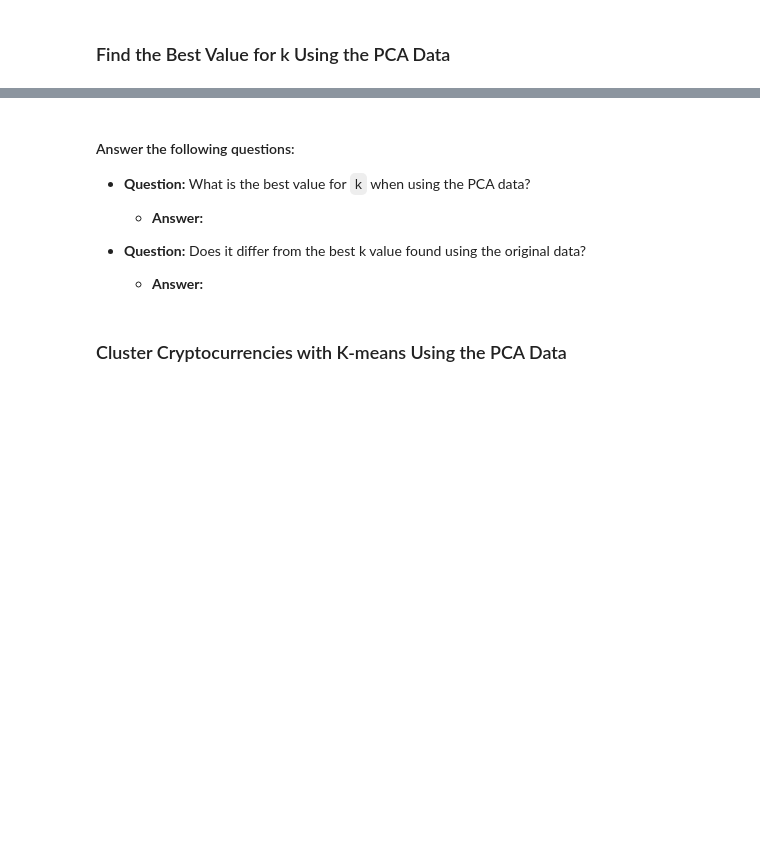
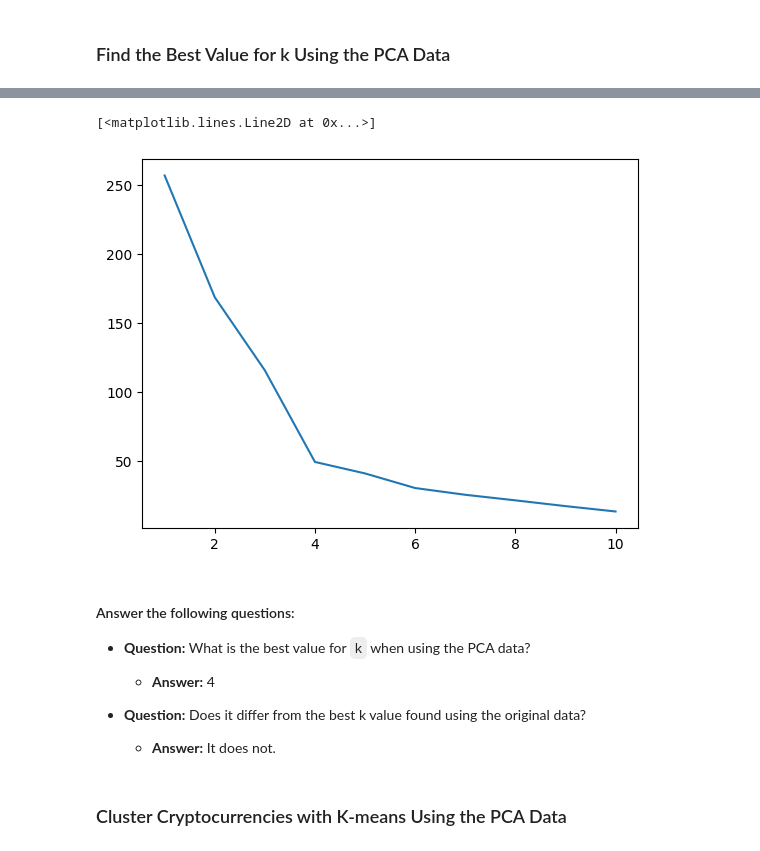
Before and after one commit to beptis/CryptoClustering, a Jupyter notebook: Crypto_Clustering_starter_code.ipynb, the cells around one changed output, grey strips where cells are left out. Saved outputs shown, nothing was run; the diff lists cells and outputs as text; code cells hidden in the pictures; blank space fills up the shorter version.

```diff
--- a/Crypto_Clustering_starter_code.ipynb
+++ b/Crypto_Clustering_starter_code.ipynb
@@ -297,7 +297,7 @@ new_pca_df
 k = list(range(1,11))
 
 # Create an empty list to store the inertia values
-intertia = []
+intertia2 = []
 
 # Create a for loop to compute the inertia with each possible value of k
 # Inside the loop:
@@ -305,11 +305,20 @@ intertia = []
 # 2. Fit the model to the data using PCA DataFrame.
 # 3. Append the model.inertia_ to the inertia list
 
+for i in k:
+    model = KMeans(n_clusters=i, random_state=0)
+    model.fit(new_pca_df)
+    intertia2.append(model.inertia_)
 
 # Create a dictionary with the data to plot the Elbow curve
+elbow_data2 = {
+    'k': k,
+    'intertia': intertia2
+}
 
 
 # Create a DataFrame with the data to plot the Elbow curve
-
+elbow_df2 = pd.DataFrame(elbow_data2)
 
 # Display the DataFrame
+elbow_data2
@@ -316,16 +337,20 @@ intertia = []
 # %%
 # Plot a line chart with all the inertia values computed with
 # the different values of k to visually identify the optimal value for k.
+plt.plot(elbow_df2['k'], elbow_df2['intertia'])
+# %% [output]
+[<matplotlib.lines.Line2D at 0x...>]
+[figure, added]
 # %% [markdown]
 #### Answer the following questions:
 * **Question:** What is the best value for `k` when using the PCA data?
 
-  * **Answer:**
+  * **Answer:** 4
 
 
 * **Question:** Does it differ from the best k value found using the original data?
 
-  * **Answer:**
+  * **Answer:** It does not.
 # %% [markdown]
 ### Cluster Cryptocurrencies with K-means Using the PCA Data
 # %%
```
Also changed, not shown: parts of 1 cell of this notebook.
